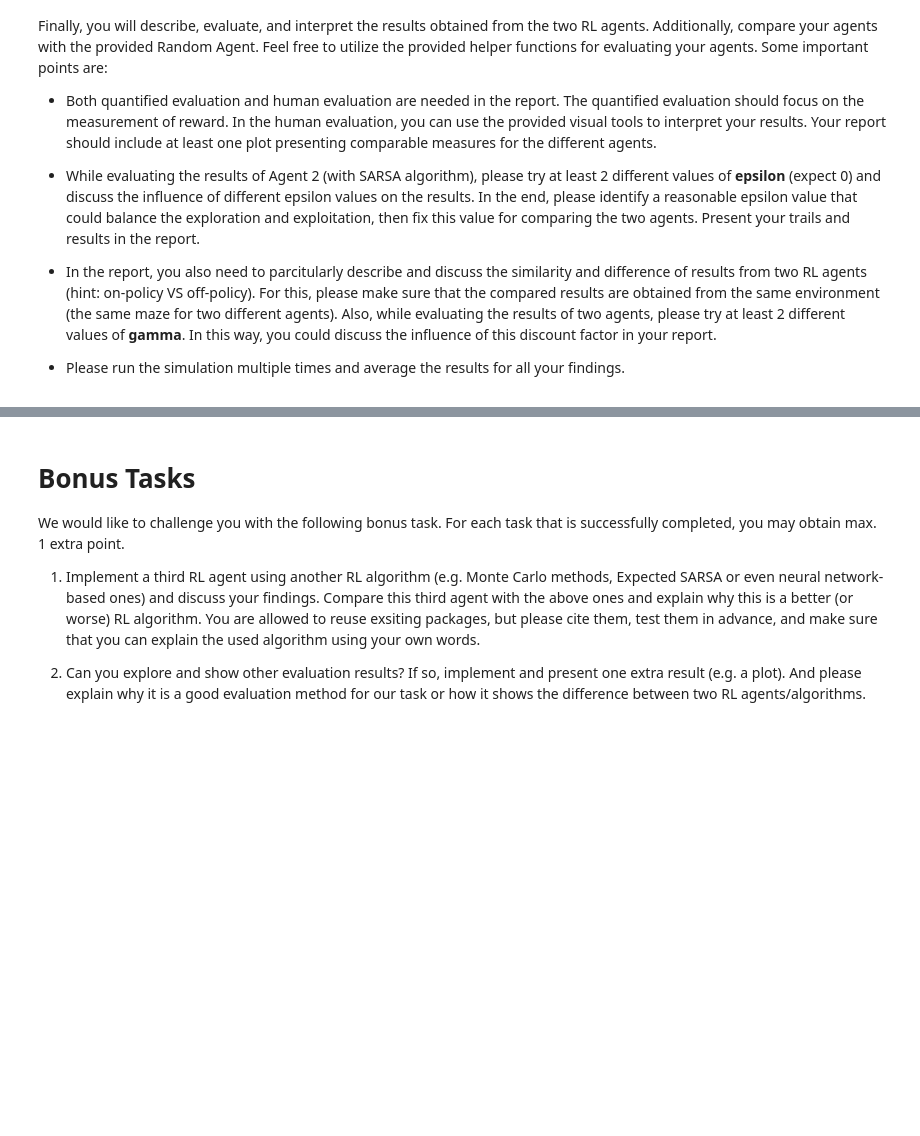
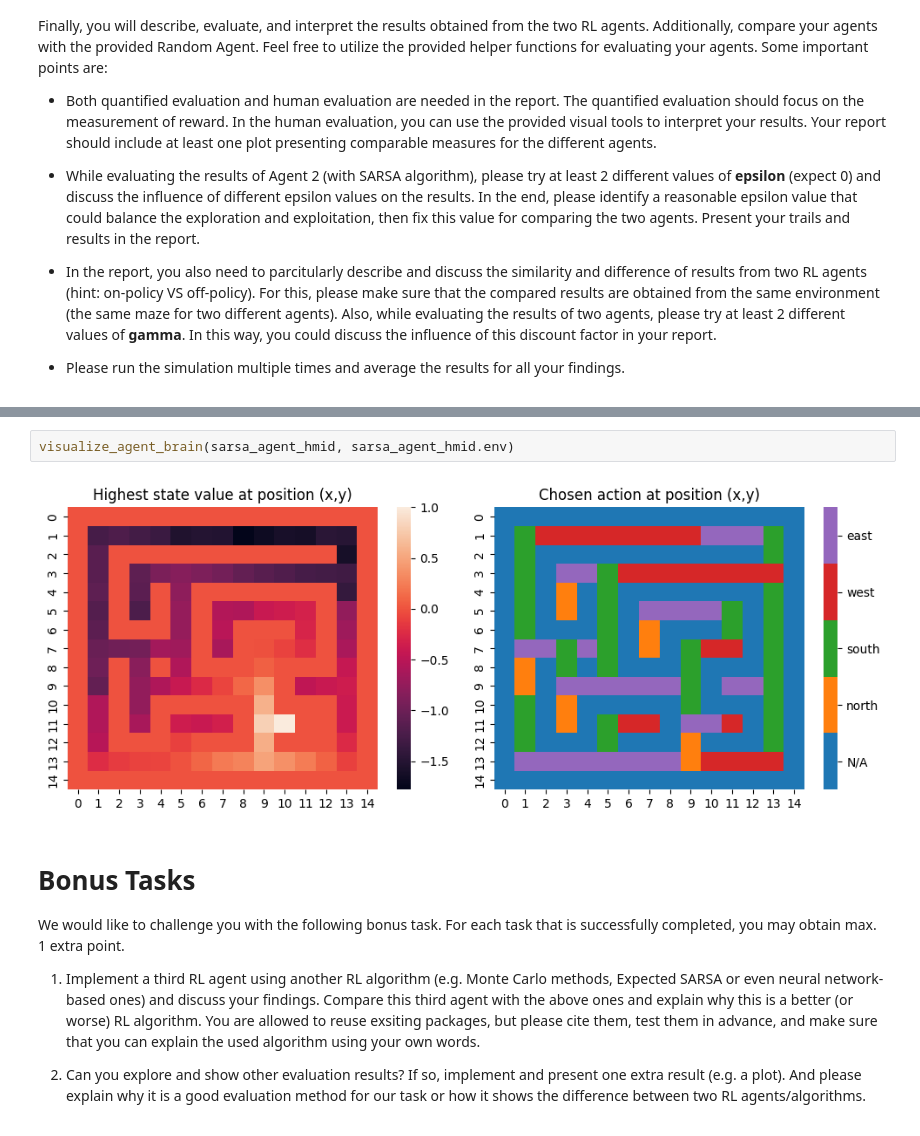
Before and after one commit to MarognaLorenzo/ApplicationOfMachineLearning, a Jupyter notebook: Assignment4/notebooks/Lorenzo.ipynb, the cells around one changed output, grey strips where cells are left out. Saved outputs shown, nothing was run; the diff lists cells and outputs as text; blank space fills up the shorter version.

```diff
--- a/Assignment4/notebooks/Lorenzo.ipynb
+++ b/Assignment4/notebooks/Lorenzo.ipynb
@@ -593,3 +535,7 @@ plot_data(data, "total_reward", "Total Reward")
+# %%
+visualize_agent_brain(sarsa_agent_hmid, sarsa_agent_hmid.env)
+# %% [output]
+[figure, added]
 # %% [markdown]
 # Bonus Tasks
 
```
Also changed, not shown: parts of 22 cells of this notebook, 1 other file.
